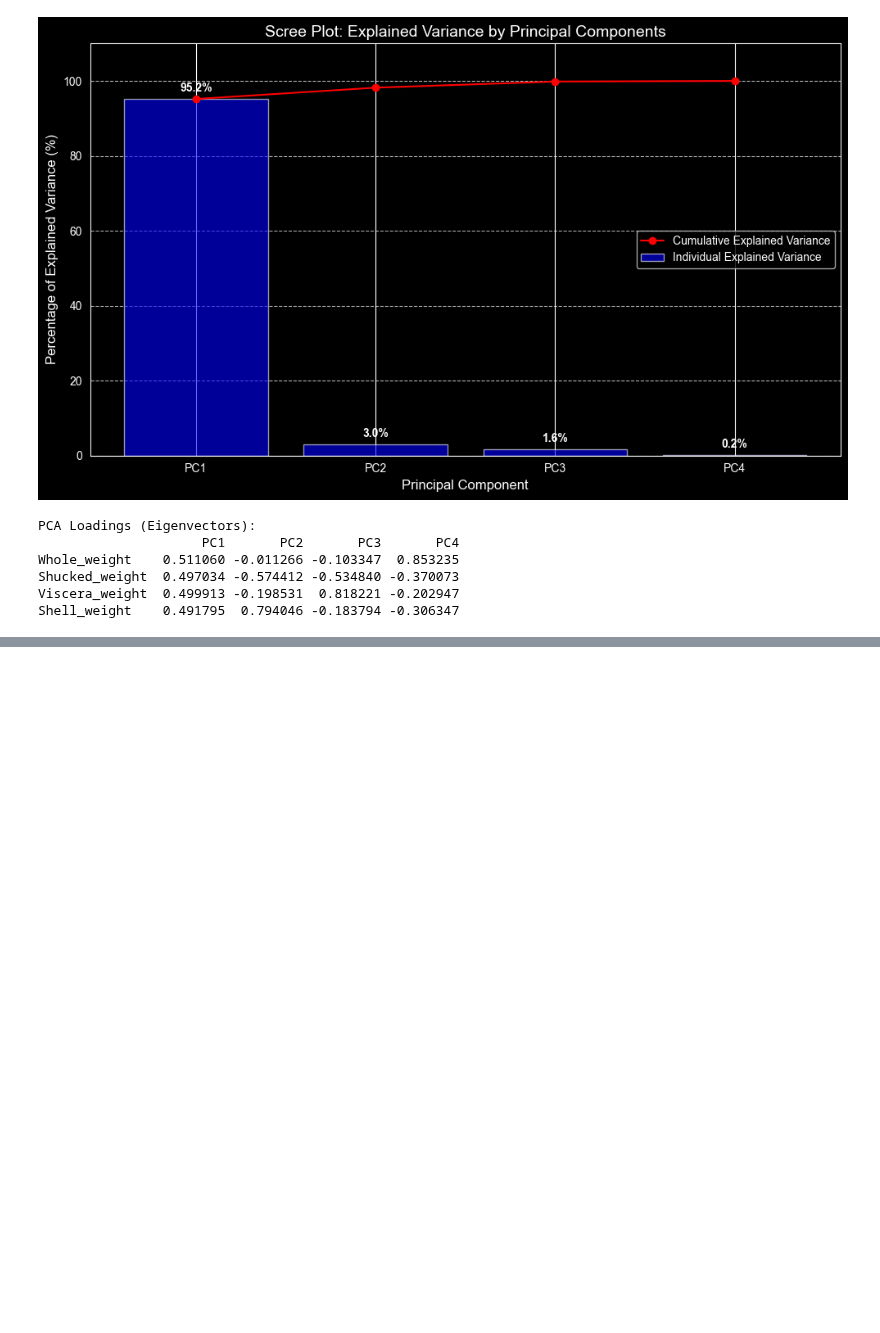
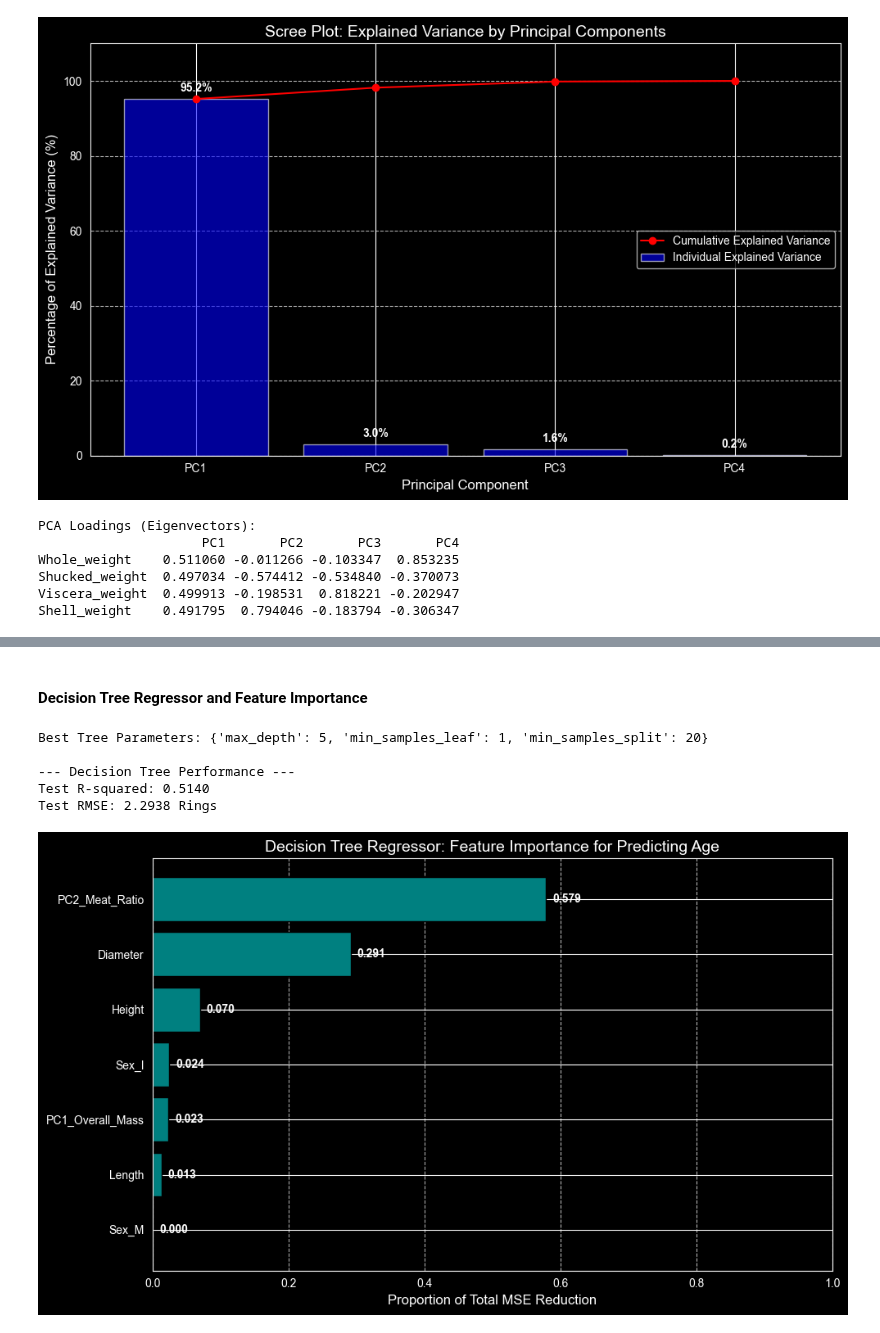
Before and after one commit to AFD03/sta141c_project, a Jupyter notebook: abalone_baby.ipynb, the cells around one changed output, grey strips where cells are left out. Saved outputs shown, nothing was run; the diff lists cells and outputs as text; code cells hidden in the pictures; blank space fills up the shorter version.

```diff
--- a/abalone_baby.ipynb
+++ b/abalone_baby.ipynb
@@ -348,3 +348,76 @@ Covariance Type:            nonrobust
 
 Notes:
 [1] Standard Errors assume that the covariance matrix of the errors is correctly specified.
+# %% [markdown]
+#### Decision Tree Regressor and Feature Importance
+# %%
+import pandas as pd
+import numpy as np
+import matplotlib.pyplot as plt
+from sklearn.model_selection import train_test_split, GridSearchCV
+from sklearn.tree import DecisionTreeRegressor
+from sklearn.metrics import r2_score, mean_squared_error
+
+# assuming 'X' (without the constant) and 'y_age' are still in your environment from Step 5
+# X currently contains: Length, Diameter, Height, PC1_Overall_Mass, PC2_Meat_Ratio, Sex_I, Sex_M
+
+# train/Test Split (80% training, 20% testing)
+# This is crucial for evaluating true predictive power on unseen data
+X_train, X_test, y_train, y_test = train_test_split(X, y_age, test_size=0.2, random_state=42)
+
+# hyperparameter Tuning using Grid Search
+# we will test different maximum depths and minimum samples required to split a node
+param_grid = {
+    'max_depth': [3, 4, 5, 6, 7, 8, 10],
+    'min_samples_split': [2, 5, 10, 20],
+    'min_samples_leaf': [1, 5, 10]
+}
+
+# initialize the regressor
+dt = DecisionTreeRegressor(random_state=42)
+
+# run the grid search with 5-fold cross-validation
+grid_search = GridSearchCV(estimator=dt, param_grid=param_grid,
+                           cv=5, scoring='r2', n_jobs=-1)
+grid_search.fit(X_train, y_train)
+
+# extract the Best Model
+best_dt_model = grid_search.best_estimator_
+print(f"Best Tree Parameters: {grid_search.best_params_}")
+
+# evaluate the Model on the Unseen Test Data
+y_pred = best_dt_model.predict(X_test)
+dt_r2 = r2_score(y_test, y_pred)
+dt_rmse = np.sqrt(mean_squared_error(y_test, y_pred))
+
+print("\n--- Decision Tree Performance ---")
+print(f"Test R-squared: {dt_r2:.4f}")
+print(f"Test RMSE: {dt_rmse:.4f} Rings")
+
+# extract and visualize Feature Importance
+importances = best_dt_model.feature_importances_
+feature_names = X.columns
+
+# creating a DataFrame for easy sorting
+importance_df = pd.DataFrame({'Feature': feature_names, 'Importance': importances})
+importance_df = importance_df.sort_values(by='Importance', ascending=True)
+
+# plotting the Feature Importances
+plt.figure(figsize=(10, 6))
+plt.barh(importance_df['Feature'], importance_df['Importance'], color='teal', edgecolor='black')
+plt.title('Decision Tree Regressor: Feature Importance for Predicting Age', fontsize=14)
+plt.xlabel('Proportion of Total MSE Reduction', fontsize=12)
+plt.xlim(0, 1.0)
+plt.grid(axis='x', linestyle='--', alpha=0.7)
+for index, value in enumerate(importance_df['Importance']):
+    plt.text(value + 0.01, index, f"{value:.3f}", va='center', fontweight='bold')
+
+plt.tight_layout()
+plt.show()
+# %% [output]
+Best Tree Parameters: {'max_depth': 5, 'min_samples_leaf': 1, 'min_samples_split': 20}
+
+--- Decision Tree Performance ---
+Test R-squared: 0.5140
+Test RMSE: 2.2938 Rings
+[figure, added]
```
Also changed, not shown: parts of 1 cell of this notebook.
